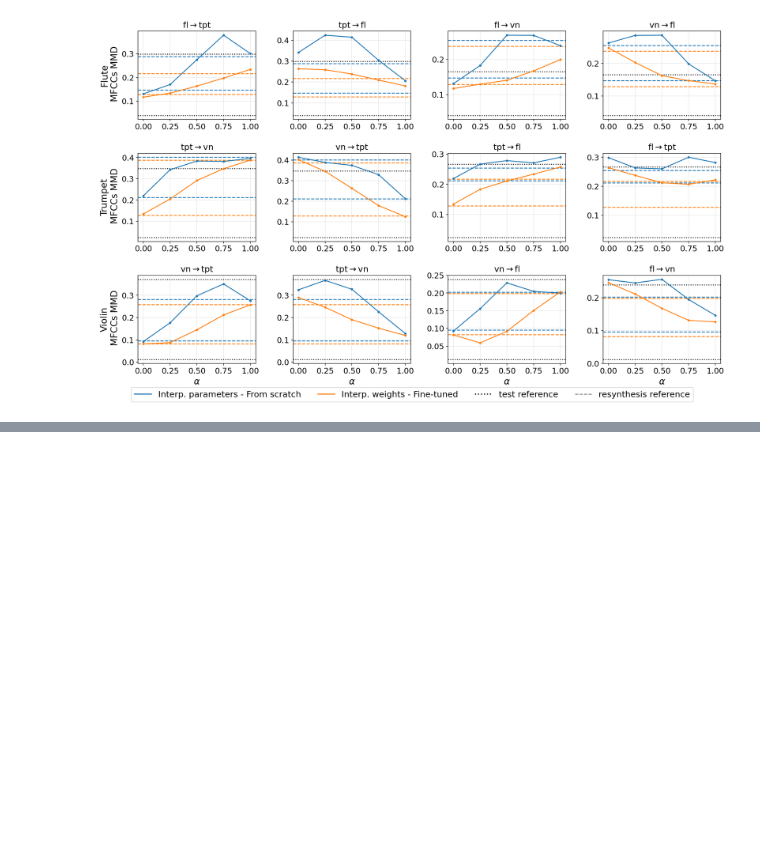
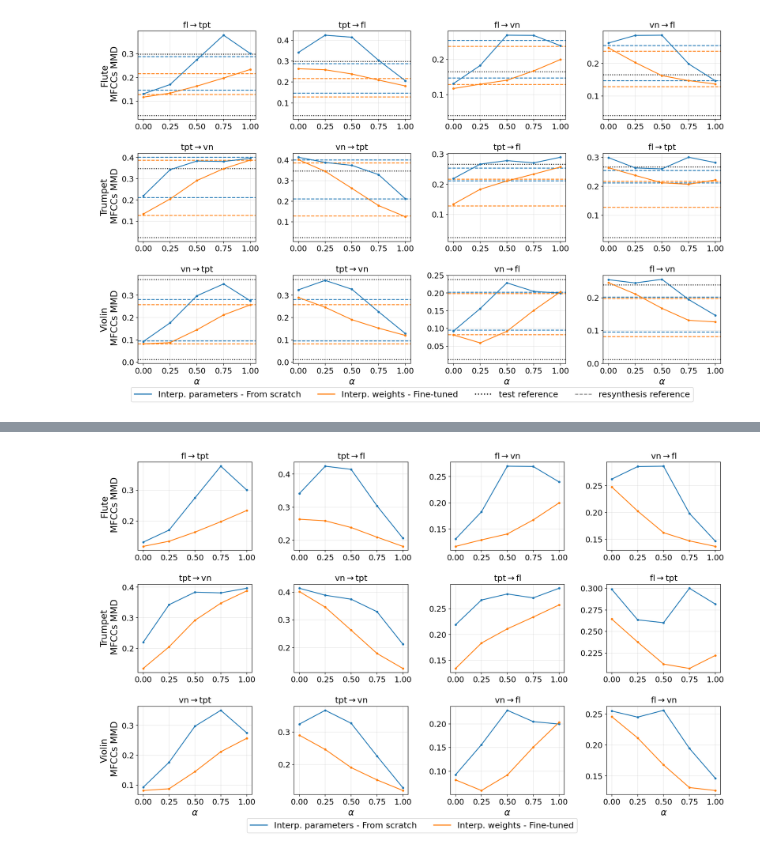
Before and after one commit to jimearruti/ddsp_interpolate, a Jupyter notebook: evaluation/analyse_mmd_results.ipynb, the cells around one changed output, grey strips where cells are left out. Drawn from its saved outputs; the diff is of its cells as text; code cells hidden in the pictures; blank space fills up the shorter version.

```diff
--- a/evaluation/analyse_mmd_results.ipynb
+++ b/evaluation/analyse_mmd_results.ipynb
@@ -432,0 +239,93 @@ valid_pairs: {'Flute': ['fl_tpt', 'tpt_fl'], 'Trumpet': ['tpt_fl', 'fl_tpt']}
+# %%
+def plot_baselines(df, instrument, pair, ax, color):
+    insts = normalize_pair_name(pair)
+
+    for inst in insts:
+        test_distance = df[
+            (df["instrument"] == instrument)
+            & (df["resynth_path"].astype(str).str.contains(f"test_{inst}", case=False, na=False))
+        ]["distance"]
+
+        if not test_distance.empty:
+            ax.axhline(
+                y=float(test_distance.iloc[0]),
+                linestyle=":",
+                linewidth=1.5,
+                color=color,
+                alpha=0.8,
+            )
+
+        for model in ["from_scratch", "finetuned"]:
+            model_resynth_distance = df[
+                (df["instrument"] == instrument) &
+                (df["model"] == model) &
+                (df["resynth_path"].astype(str).str.split("/").str[-1] == inst)
+            ]["distance"]
+
+            if not model_resynth_distance.empty:
+                ax.axhline(
+                    y=float(model_resynth_distance.iloc[0]),
+                    linestyle="--",
+                    linewidth=1.5,
+                    color=model_colors[model],
+                    alpha=0.8,
+                    label=f"{model} resynthesis"
+                )
+
+model_colors = {"from_scratch": "tab:blue", "finetuned": "tab:orange"}
+method_styles = {"output": "-", "weights": "-"}
+
+instruments = all_data["instrument"].dropna().unique()
+pairs_by_ref = {
+    instrument: all_data[all_data["instrument"] == instrument]["pair"].dropna().unique()
+    for instrument in instruments
+}
+n_cols = max(len(pairs) for pairs in pairs_by_ref.values())
+
+fig, axes = plt.subplots(
+    len(instruments),
+    n_cols,
+    figsize=(4 * n_cols, 3.2 * len(instruments))
+)
+
+for i, instrument in enumerate(instruments):
+    pairs_for_instrument = pairs_by_ref[instrument]
+
+    for j in range(n_cols):
+        ax = axes[i, j]
+        if j >= len(pairs_for_instrument):
+            ax.axis("off")
+            continue
+
+        pair = pairs_for_instrument[j]
+
+        for model, method in [("from_scratch", "output"), ("finetuned", "weights")]:
+            plot_subset(all_data, instrument, pair, method, model, ax)
+
+        ax.set_title(str(pair).replace("_", r"$\to$"), fontsize=15)
+        ax.grid(alpha=0.3)
+        alpha_ticks = [0, 0.25, 0.5, 0.75, 1.0]
+        ax.set_xticks(alpha_ticks)
+
+        if i == len(instruments) - 1:
+            ax.set_xlabel(r"$\alpha$")
+        if j == 0:
+            ax.set_ylabel(f"{instrument}\n MFCCs MMD")
+
+legend_handles = [
+    Line2D([0], [0], color="tab:blue", label="Interp. parameters - From scratch"),
+    Line2D([0], [0], color="tab:orange", label="Interp. weights - Fine-tuned"),
+]
+
+fig.legend(
+    handles=legend_handles,
+    loc="lower center",
+    ncol=6,
+    bbox_to_anchor=(0.5, -0.02),
+    fontsize=15
+)
+
+plt.tight_layout()
+plt.show()
+# %% [output]
+[figure, added]
```
Also changed, not shown: parts of 5 cells of this notebook, 3 other files.
